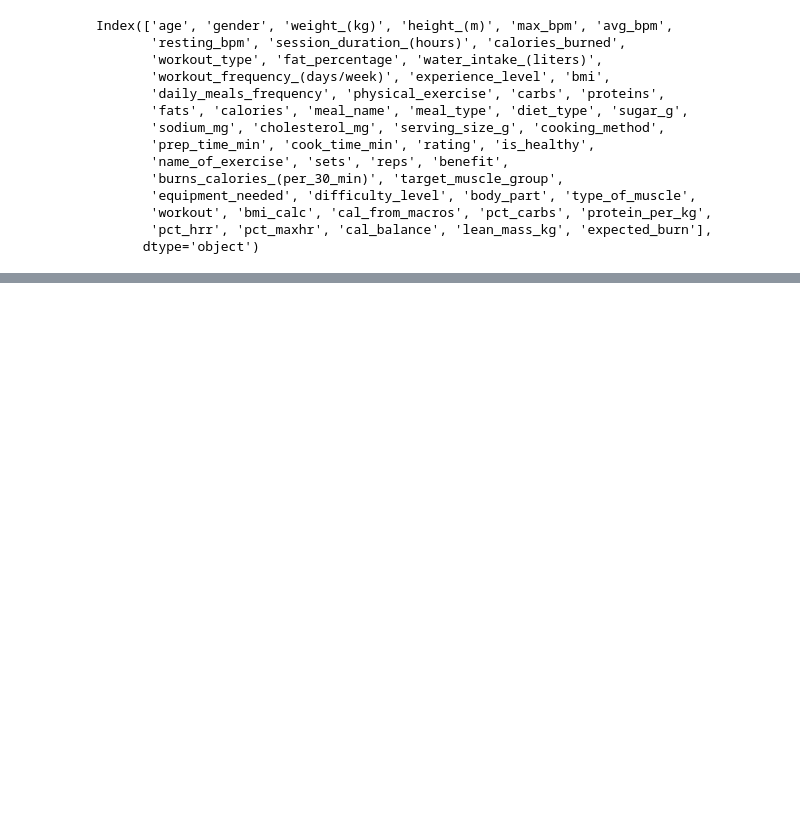
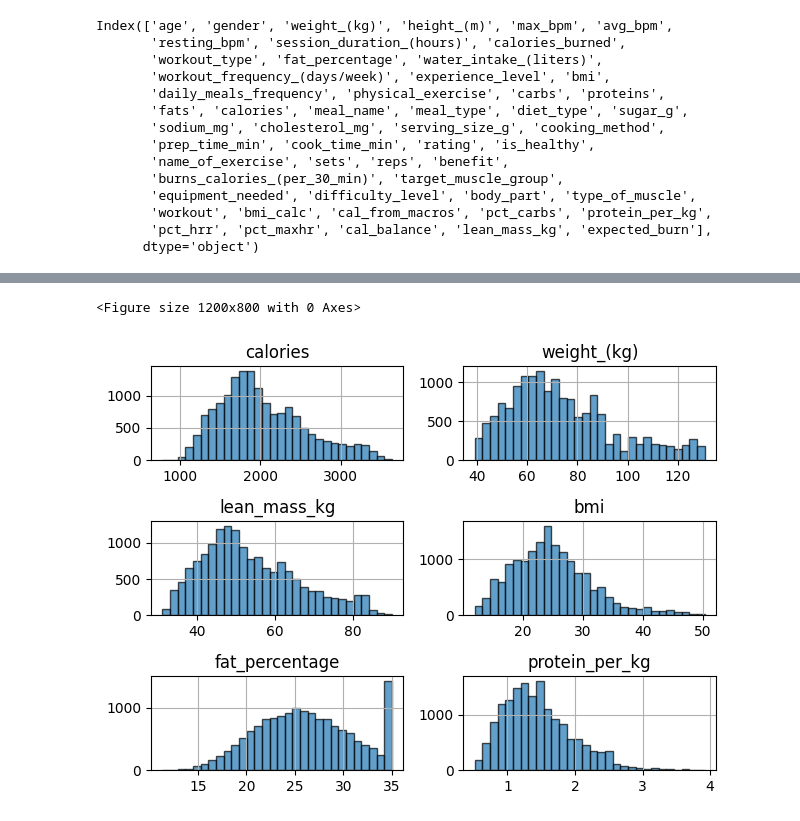
Before and after one commit to abiolaks/trulyfit_project_ai6, a Jupyter notebook: notebook/02_data_preprocessing.ipynb, the cells around one changed output, grey strips where cells are left out. Cells and saved outputs as stored; diff of their text form; code cells hidden in the pictures; blank space fills up the shorter version.

Commit message:
done with the preprocessing on the data

```diff
--- a/notebook/02_data_preprocessing.ipynb
+++ b/notebook/02_data_preprocessing.ipynb
@@ -89,8 +91,8 @@ Index(['age', 'gender', 'weight_(kg)', 'height_(m)', 'max_bpm', 'avg_bpm',
       dtype='object')
 # %%
 # working with the training set for further preprocessing
-# select the features needed from the training set
-attribute_list = ['calories', 'weight_(kg)', 'lean_mass_kg', 'bmi','fat_percentage','protein_per_kg', 'benefit', 'body_part', 'equipment_needed', '']
+# select the features needed from the training set - will add the categorical features later
+attribute_list = ['calories', 'weight_(kg)', 'lean_mass_kg', 'bmi','fat_percentage','protein_per_kg']
 
 # selecting the attributes from the training set
 data = train_set[attribute_list]
@@ -96,0 +123,10 @@ data = train_set[attribute_list]
+# %%
+import matplotlib.pyplot as plt
+# plotting histograms for the numerical features
+plt.figure(figsize=(12,8))
+data.hist(bins=30, edgecolor='black', alpha=0.7)
+plt.tight_layout()
+plt.show()
+# %% [output]
+<Figure size 1200x800 with 0 Axes>
+[figure, added]
```
Also changed, not shown: parts of 27 cells of this notebook, 1 other file.
